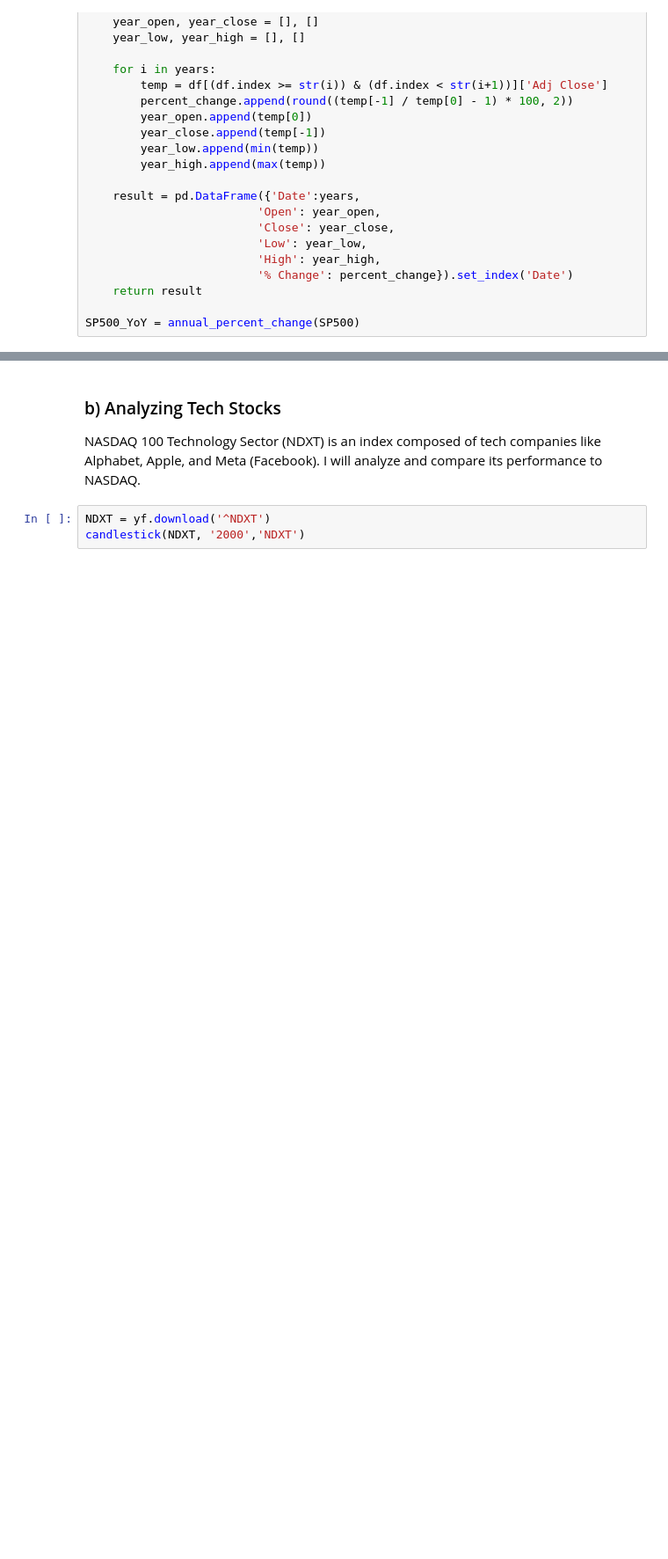
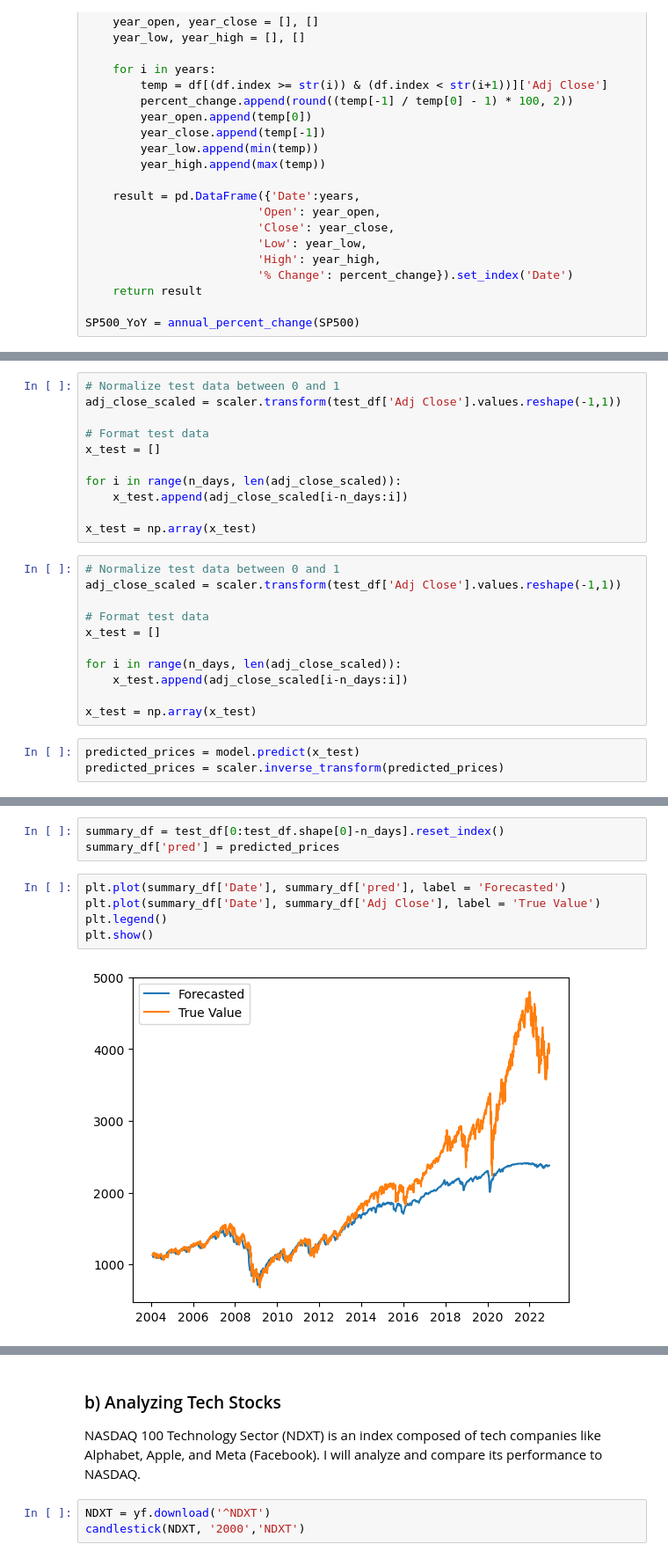
Before and after one commit to kenta-sakai-0/Stock-Forecasting, a Jupyter notebook: Stock Forecast.ipynb, the cells around one changed output, grey strips where cells are left out. Shown at 88% size. Saved outputs shown, nothing was run; the diff lists cells and outputs as text; blank space fills up the shorter version.

```diff
--- a/Stock Forecast.ipynb
+++ b/Stock Forecast.ipynb
@@ -113,0 +181,25 @@ np.percentile(SP500_2020)
+# %%
+# Normalize test data between 0 and 1
+adj_close_scaled = scaler.transform(test_df['Adj Close'].values.reshape(-1,1))
+
+# Format test data
+x_test = []
+
+for i in range(n_days, len(adj_close_scaled)):
+    x_test.append(adj_close_scaled[i-n_days:i])
+
+x_test = np.array(x_test)
+# %%
+# Normalize test data between 0 and 1
+adj_close_scaled = scaler.transform(test_df['Adj Close'].values.reshape(-1,1))
+
+# Format test data
+x_test = []
+
+for i in range(n_days, len(adj_close_scaled)):
+    x_test.append(adj_close_scaled[i-n_days:i])
+
+x_test = np.array(x_test)
+# %%
+predicted_prices = model.predict(x_test)
+predicted_prices = scaler.inverse_transform(predicted_prices)
@@ -113,0 +208,10 @@ np.percentile(SP500_2020)
+# %%
+summary_df = test_df[0:test_df.shape[0]-n_days].reset_index()
+summary_df['pred'] = predicted_prices
+# %%
+plt.plot(summary_df['Date'], summary_df['pred'], label = 'Forecasted')
+plt.plot(summary_df['Date'], summary_df['Adj Close'], label = 'True Value')
+plt.legend()
+plt.show()
+# %% [output]
+[figure, added]
```
Also changed, not shown: parts of 15 cells of this notebook.
